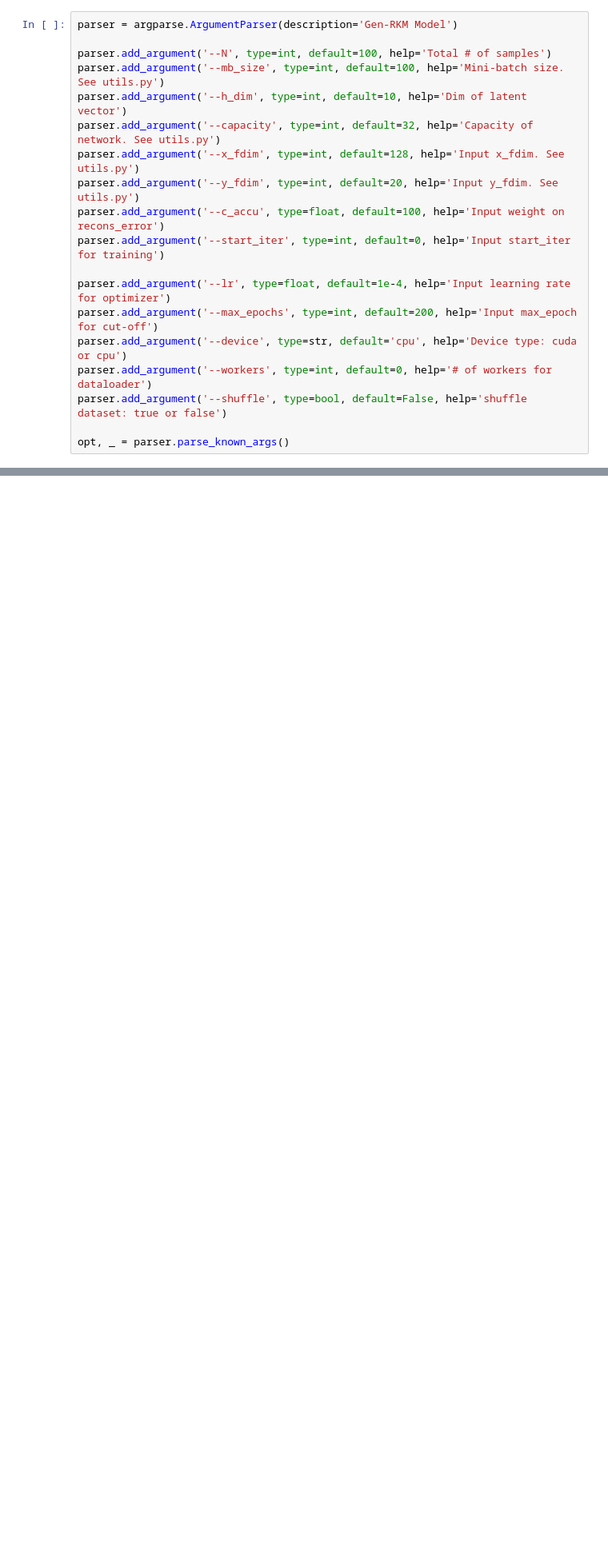
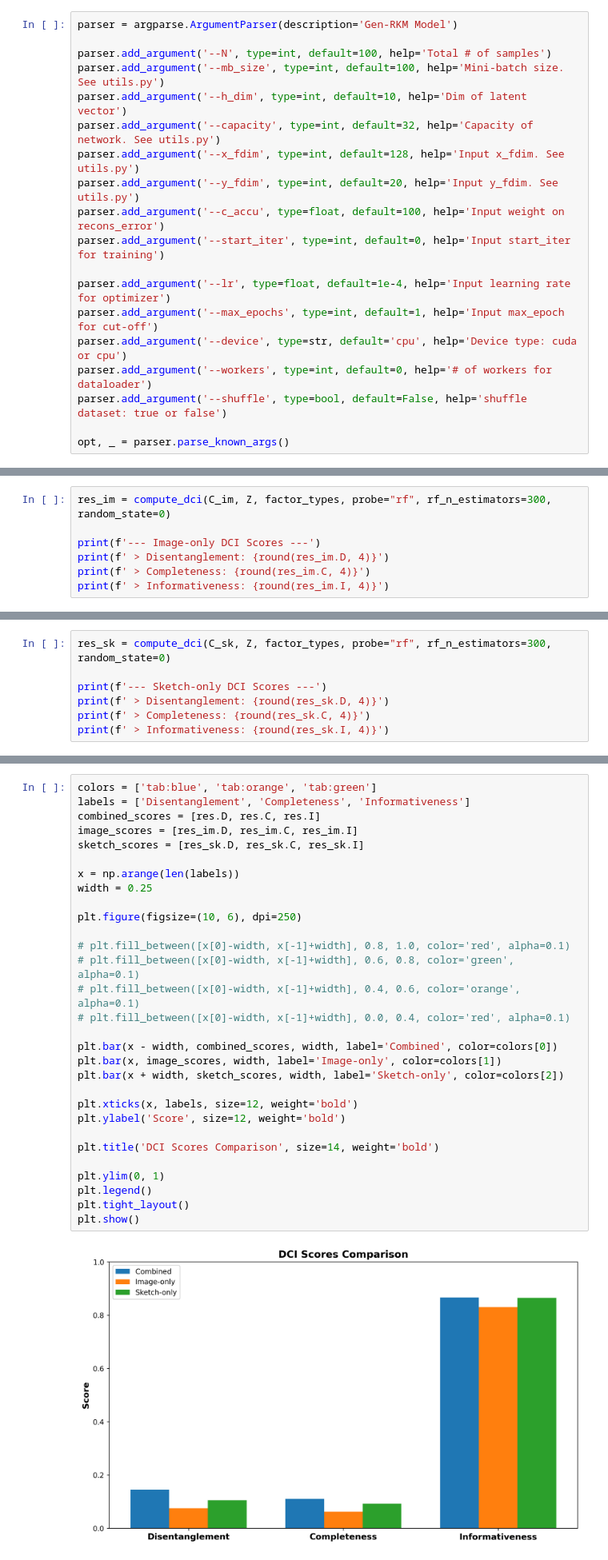
Before and after one commit to ClarysseArthur/VUB-MT-Development, a Jupyter notebook: Models/GenRKM-MMCelebHQ-V3/model.ipynb, the cells around one changed output, grey strips where cells are left out. Shown at 80% size. Drawn from its saved outputs; the diff is of its cells as text; blank space fills up the shorter version.

Commit message:
Added DCI and IRS scores for MNIST and Celeb

```diff
--- a/Models/GenRKM-MMCelebHQ-V3/model.ipynb
+++ b/Models/GenRKM-MMCelebHQ-V3/model.ipynb
@@ -27,7 +27,7 @@ parser.add_argument('--c_accu', type=float, default=100, help='Input weight on r
 parser.add_argument('--start_iter', type=int, default=0, help='Input start_iter for training')
 
 parser.add_argument('--lr', type=float, default=1e-4, help='Input learning rate for optimizer')
-parser.add_argument('--max_epochs', type=int, default=200, help='Input max_epoch for cut-off')
+parser.add_argument('--max_epochs', type=int, default=1, help='Input max_epoch for cut-off')
 parser.add_argument('--device', type=str, default='cpu', help='Device type: cuda or cpu')
 parser.add_argument('--workers', type=int, default=0, help='# of workers for dataloader')
 parser.add_argument('--shuffle', type=bool, default=False, help='shuffle dataset: true or false')
@@ -325,0 +425,7 @@ Label Loss: 0.41106694184296816
+# %%
+res_im = compute_dci(C_im, Z, factor_types, probe="rf", rf_n_estimators=300, random_state=0)
+
+print(f'--- Image-only DCI Scores ---')
+print(f' > Disentanglement: {round(res_im.D, 4)}')
+print(f' > Completeness: {round(res_im.C, 4)}')
+print(f' > Informativeness: {round(res_im.I, 4)}')
@@ -325,0 +437,7 @@ Label Loss: 0.41106694184296816
+# %%
+res_sk = compute_dci(C_sk, Z, factor_types, probe="rf", rf_n_estimators=300, random_state=0)
+
+print(f'--- Sketch-only DCI Scores ---')
+print(f' > Disentanglement: {round(res_sk.D, 4)}')
+print(f' > Completeness: {round(res_sk.C, 4)}')
+print(f' > Informativeness: {round(res_sk.I, 4)}')
@@ -325,0 +449,32 @@ Label Loss: 0.41106694184296816
+# %%
+colors = ['tab:blue', 'tab:orange', 'tab:green']
+labels = ['Disentanglement', 'Completeness', 'Informativeness']
+combined_scores = [res.D, res.C, res.I]
+image_scores = [res_im.D, res_im.C, res_im.I]
+sketch_scores = [res_sk.D, res_sk.C, res_sk.I]
+
+x = np.arange(len(labels))
+width = 0.25
+
+plt.figure(figsize=(10, 6), dpi=250)
+
+# plt.fill_between([x[0]-width, x[-1]+width], 0.8, 1.0, color='red', alpha=0.1)
+# plt.fill_between([x[0]-width, x[-1]+width], 0.6, 0.8, color='green', alpha=0.1)
+# plt.fill_between([x[0]-width, x[-1]+width], 0.4, 0.6, color='orange', alpha=0.1)
+# plt.fill_between([x[0]-width, x[-1]+width], 0.0, 0.4, color='red', alpha=0.1)
+
+plt.bar(x - width, combined_scores, width, label='Combined', color=colors[0])
+plt.bar(x, image_scores, width, label='Image-only', color=colors[1])
+plt.bar(x + width, sketch_scores, width, label='Sketch-only', color=colors[2])
+
+plt.xticks(x, labels, size=12, weight='bold')
+plt.ylabel('Score', size=12, weight='bold')
+
+plt.title('DCI Scores Comparison', size=14, weight='bold')
+
+plt.ylim(0, 1)
+plt.legend()
+plt.tight_layout()
+plt.show()
+# %% [output]
+[figure, added]
```
Also changed, not shown: parts of 14 cells of this notebook, 8 other files.
